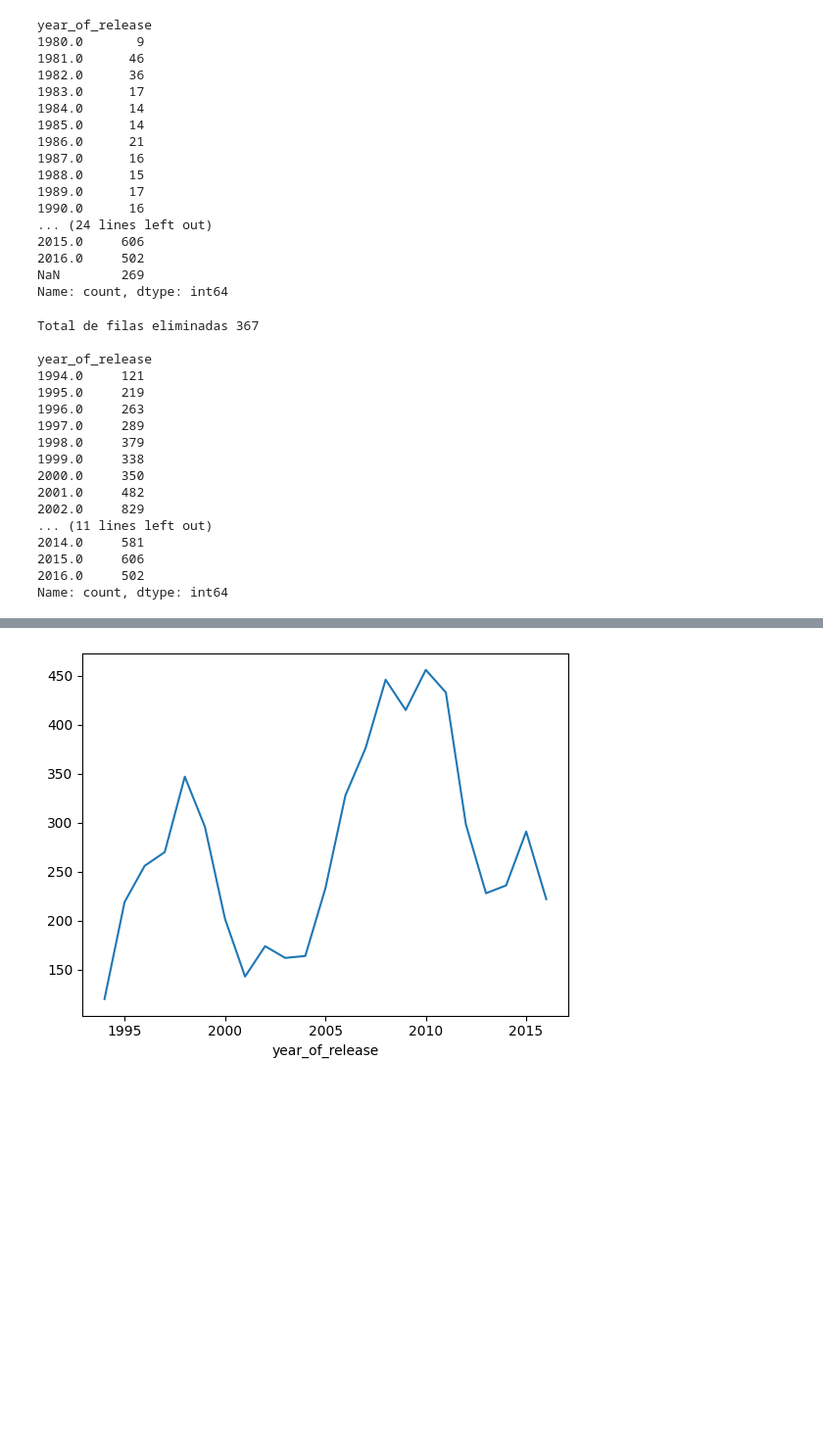
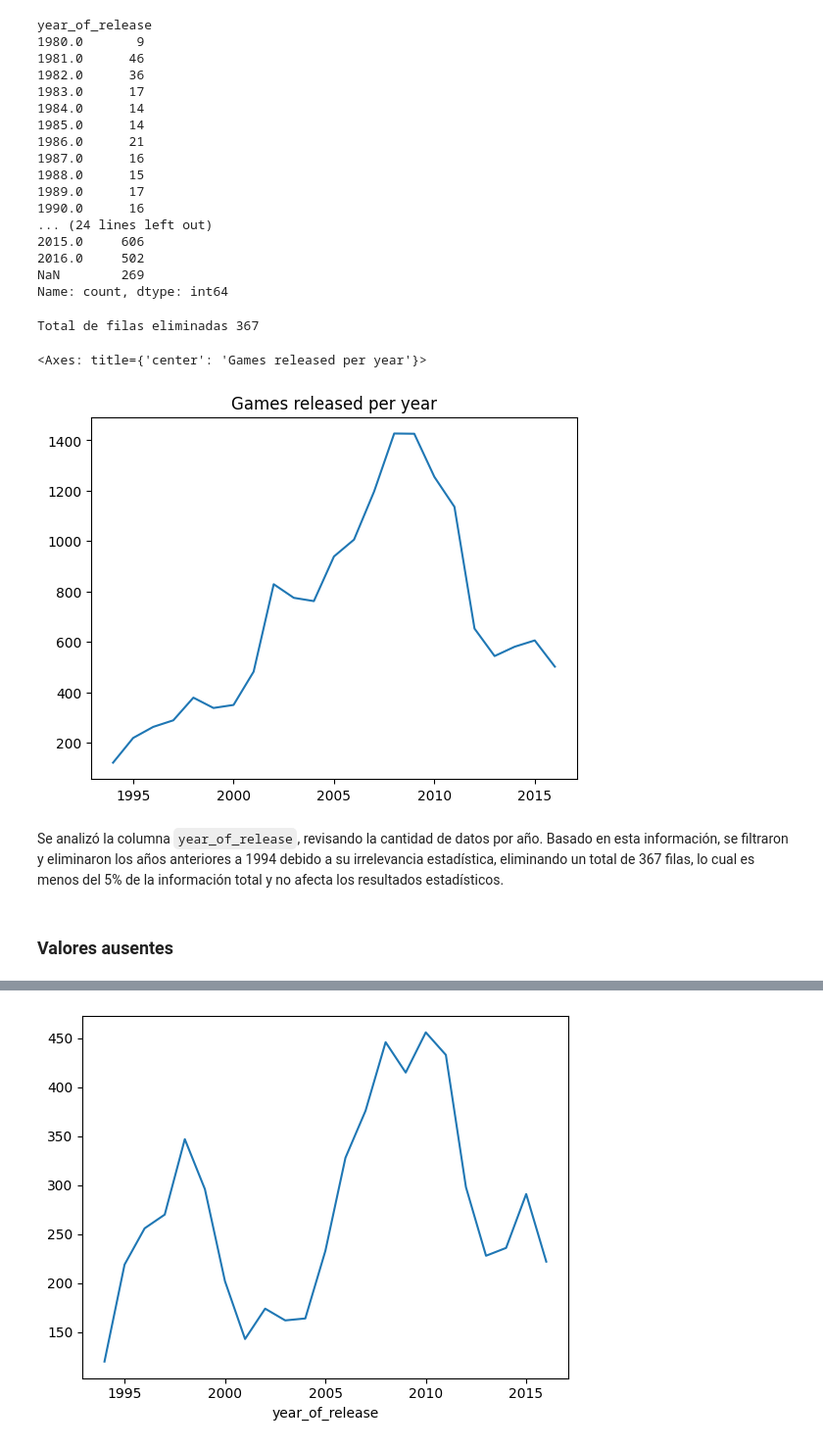
Before and after one commit to enzolozag/videogames_ttp, a Jupyter notebook: notebooks/videogames.ipynb, the cells around one changed output, grey strips where cells are left out. Shown at 98% size. Drawn from its saved outputs; the diff is of its cells as text; code cells hidden in the pictures; blank space fills up the shorter version.

```diff
--- a/notebooks/videogames.ipynb
+++ b/notebooks/videogames.ipynb
@@ -183,22 +220,14 @@ Name: count, dtype: int64
 games = videogames_df.query('year_of_release >= 1994').reset_index(drop=True)
 
 print('Total de filas eliminadas', videogames_df['year_of_release'].count()-games['year_of_release'].count(),'\n')
-print(games['year_of_release'].value_counts(dropna=False).sort_index())
 # %% [output]
 Total de filas eliminadas 367
-
-year_of_release
-1994.0     121
-1995.0     219
-1996.0     263
-1997.0     289
-1998.0     379
-1999.0     338
-2000.0     350
-2001.0     482
-2002.0     829
-... (11 lines left out)
-2014.0     581
-2015.0     606
-2016.0     502
-Name: count, dtype: int64
+# %%
+games.groupby('year_of_release')['name'].count().plot(kind= 'line', title= 'Games released per year', xlabel='')
+# %% [output]
+<Axes: title={'center': 'Games released per year'}>
+[figure, added]
+# %% [markdown]
+Se analizó la columna `year_of_release`, revisando la cantidad de datos por año. Basado en esta información, se filtraron y eliminaron los años anteriores a 1994 debido a su irrelevancia estadística, eliminando un total de 367 filas, lo cual es menos del 5% de la información total y no afecta los resultados estadísticos.
+# %% [markdown]
+### Valores ausentes <a class="anchor" id="nan"></a>
```
Also changed, not shown: parts of 104 cells of this notebook.
